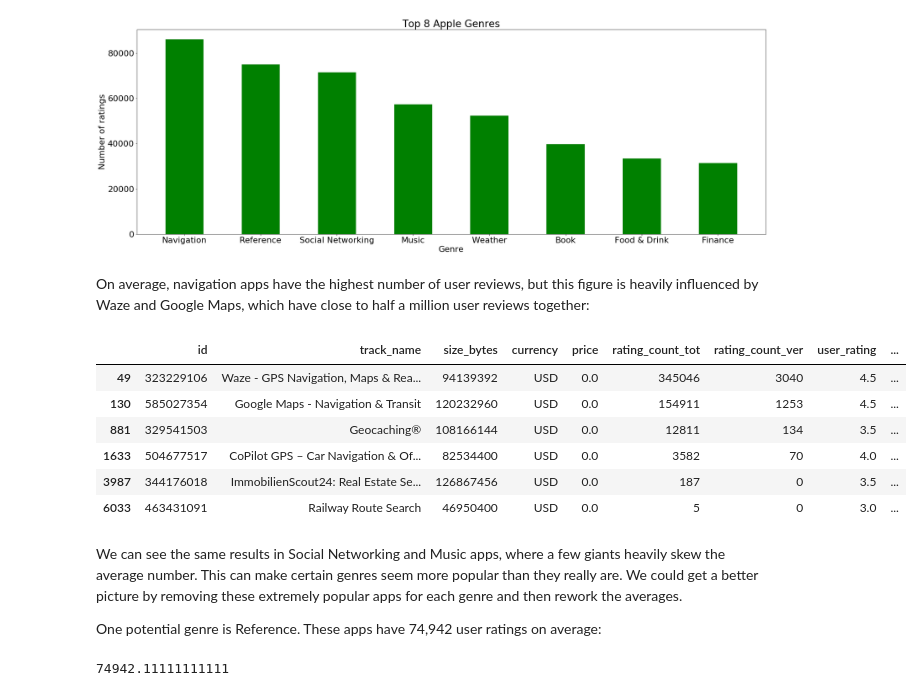
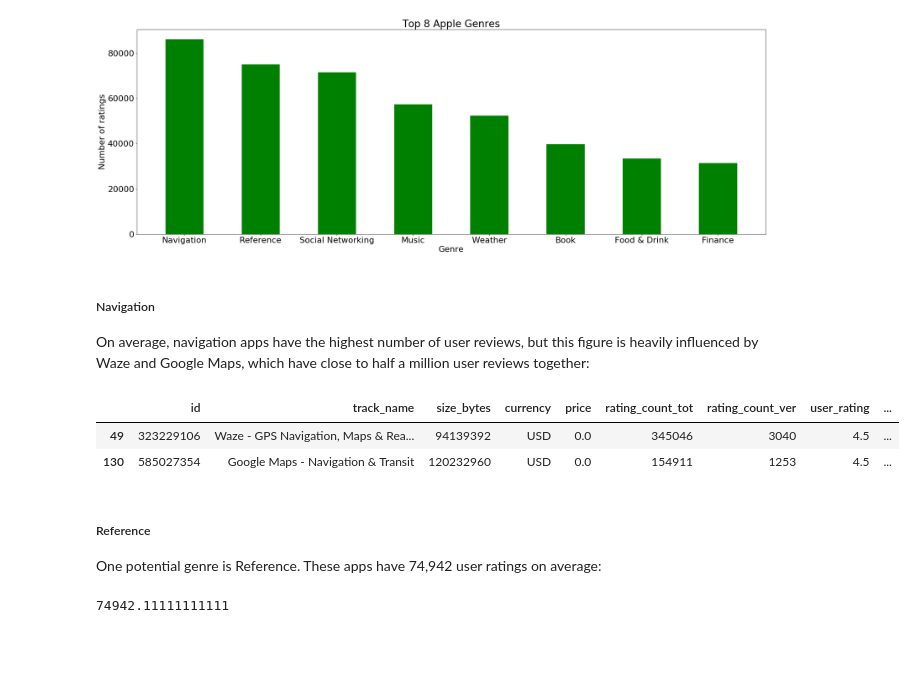
Before and after one commit to anirusso/app-data, a Jupyter notebook: app-data.ipynb, the cells around one changed output. Saved outputs shown, nothing was run; the diff lists cells and outputs as text; code cells hidden in the pictures; blank space fills up the shorter version.

```diff
--- a/app-data.ipynb
+++ b/app-data.ipynb
@@ -666,21 +670,18 @@ plt.show()
 # %% [output]
 [figure]
 # %% [markdown]
+##### Navigation
+
 On average, navigation apps have the highest number of user reviews, but this figure is heavily influenced by Waze and Google Maps, which have close to half a million user reviews together:
 # %%
-apple_data.loc[apple_data['prime_genre'] == 'Navigation']
+apple_data.loc[apple_data['prime_genre'] == 'Navigation'][:2]
 # %% [output]
 |  | id | track_name | size_bytes | currency | price | rating_count_tot | rating_count_ver | user_rating | ... |
 | 49 | 323229106 | Waze - GPS Navigation, Maps & Rea... | 94139392 | USD | 0.0 | 345046 | 3040 | 4.5 | ... |
 | 130 | 585027354 | Google Maps - Navigation & Transit | 120232960 | USD | 0.0 | 154911 | 1253 | 4.5 | ... |
-| 881 | 329541503 | Geocaching® | 108166144 | USD | 0.0 | 12811 | 134 | 3.5 | ... |
-| 1633 | 504677517 | CoPilot GPS – Car Navigation & Of... | 82534400 | USD | 0.0 | 3582 | 70 | 4.0 | ... |
-| 3987 | 344176018 | ImmobilienScout24: Real Estate Se... | 126867456 | USD | 0.0 | 187 | 0 | 3.5 | ... |
-| 6033 | 463431091 | Railway Route Search | 46950400 | USD | 0.0 | 5 | 0 | 3.0 | ... |
-# %% [markdown]
-We can see the same results in Social Networking and Music apps, where a few giants heavily skew the average number. This can make certain genres seem more popular than they really are. We could get a better picture by removing these extremely popular apps for each genre and then rework the averages.
-
-One potential genre is Reference. These apps have 74,942 user ratings on average:
+# %% [markdown]
+##### Reference
+One potential genre is Reference. These apps have 74,942 user ratings on average:
 # %%
 apple_data.loc[apple_data['prime_genre'] == 'Reference']['rating_count_tot'].mean()
 # %% [output]
```
Also changed, not shown: parts of 37 cells of this notebook.
